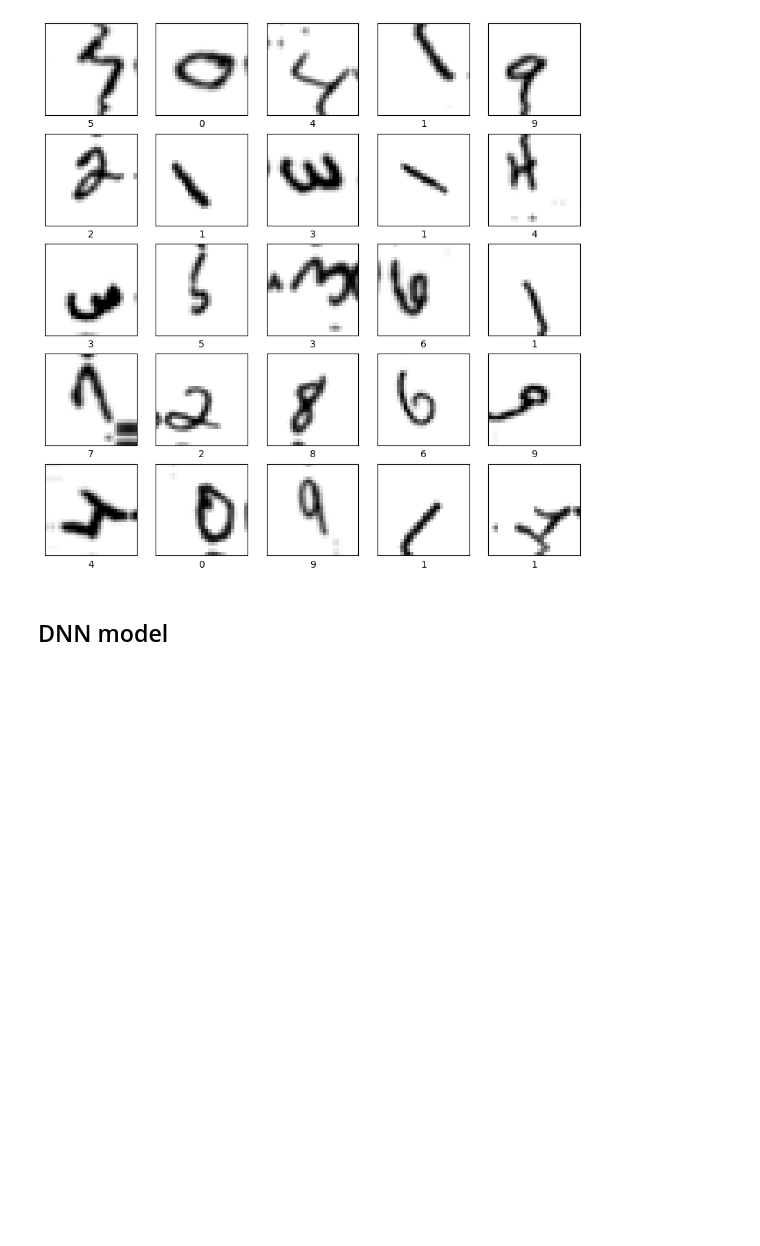
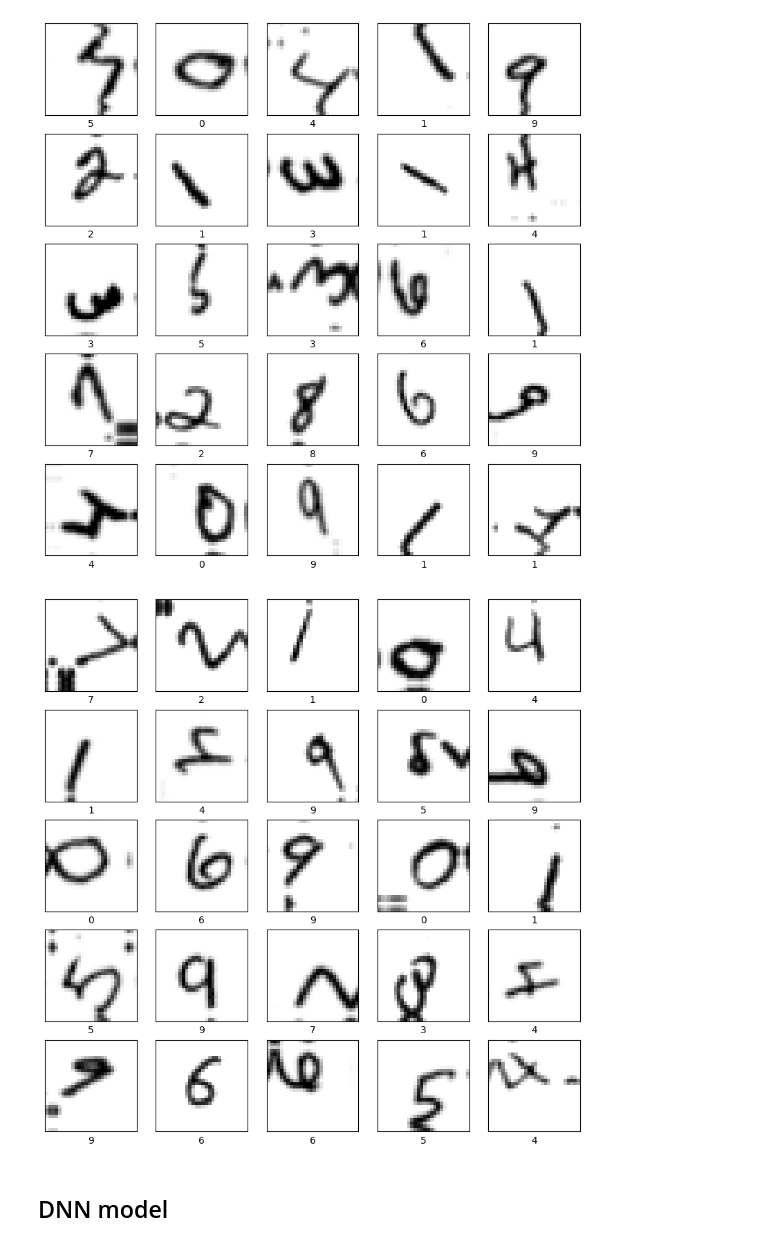
Before and after one commit to jxrgemartinez/mnist-digit-classifier, a Jupyter notebook: src/MNIST_digit_classifier.ipynb, the cells around one changed output. Drawn from its saved outputs; the diff is of its cells as text; code cells hidden in the pictures; blank space fills up the shorter version.

```diff
--- a/src/MNIST_digit_classifier.ipynb
+++ b/src/MNIST_digit_classifier.ipynb
@@ -83,6 +83,20 @@ for i in range(25):
 plt.show()
 # %% [output]
 [figure]
+# %%
+# Visualize the first 25 images of the test set
+plt.figure(figsize=[10, 10])
+for i in range(25):
+    plt.subplot(5, 5, i + 1)
+    plt.xticks([])
+    plt.yticks([])
+    plt.grid(False)
+    plt.imshow(test_images[i], cmap=plt.cm.binary)
+    plt.xlabel(test_labels[i])
+
+plt.show()
+# %% [output]
+[figure, added]
 # %% [markdown]
 ## DNN model
 # %% [markdown]
```
Also changed, not shown: parts of 45 cells of this notebook, 3 other files.
